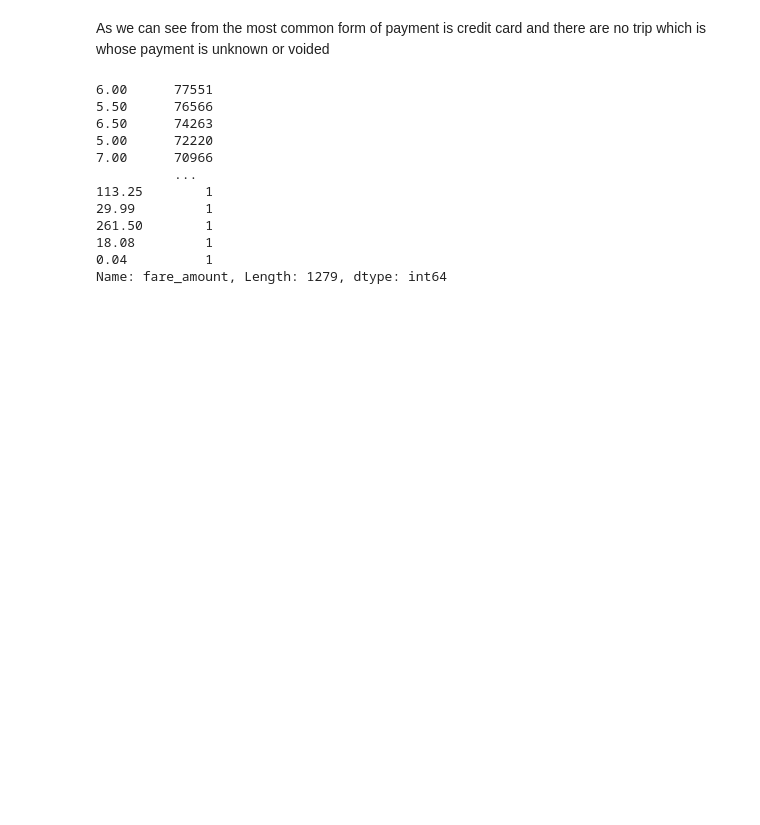
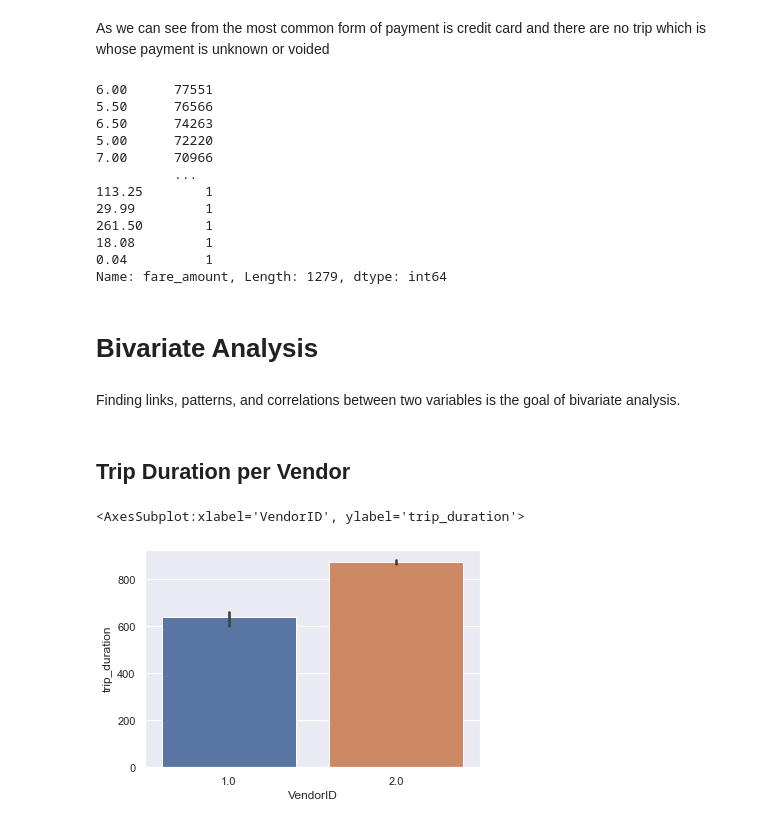
Before and after one commit to kbagwe/ITCS_6100_group_18, a Jupyter notebook: Deliverable3.ipynb, the cells around one changed output. Saved outputs shown, nothing was run; the diff lists cells and outputs as text; code cells hidden in the pictures; blank space fills up the shorter version.

```diff
--- a/Deliverable3.ipynb
+++ b/Deliverable3.ipynb
@@ -508,0 +544,3 @@ print( data_yellow_cab['trip_duration'].nlargest(10))
+# %%
+bins=np.array([0,1800,3600,5400,7200,90000])
+data_yellow_cab_td['duration_time']=pd.cut(data_yellow_cab_td.trip_duration.astype('timedelta64[s]'),bins,labels=["< 5", "5-10", "10-15","15-20",">20"])
@@ -548,5 +602,5 @@ data_yellow_cab_new = data_yellow_cab[data_yellow_cab['passenger_count']!=0]
 # %%
-data_yellow_cab_new = data_yellow_cab[data_yellow_cab['passenger_count']<=6]
+data_yellow_cab_new = data_yellow_cab_td[data_yellow_cab_td['passenger_count']<=6]
 # %%
 data_yellow_cab_new.passenger_count.value_counts()
 # %% [output]
@@ -787,0 +842,11 @@ import numpy as np
+# %% [markdown]
+# Bivariate Analysis
+# %% [markdown]
+Finding links, patterns, and correlations between two variables is the goal of bivariate analysis.
+# %% [markdown]
+## Trip Duration per Vendor
+# %%
+sns.barplot(y=data_yellow_cab_new['trip_duration'].astype('timedelta64[s]'),x='VendorID',data=data_yellow_cab_new)
+# %% [output]
+<AxesSubplot:xlabel='VendorID', ylabel='trip_duration'>
+[figure, added]
```
Also changed, not shown: parts of 76 cells of this notebook.
